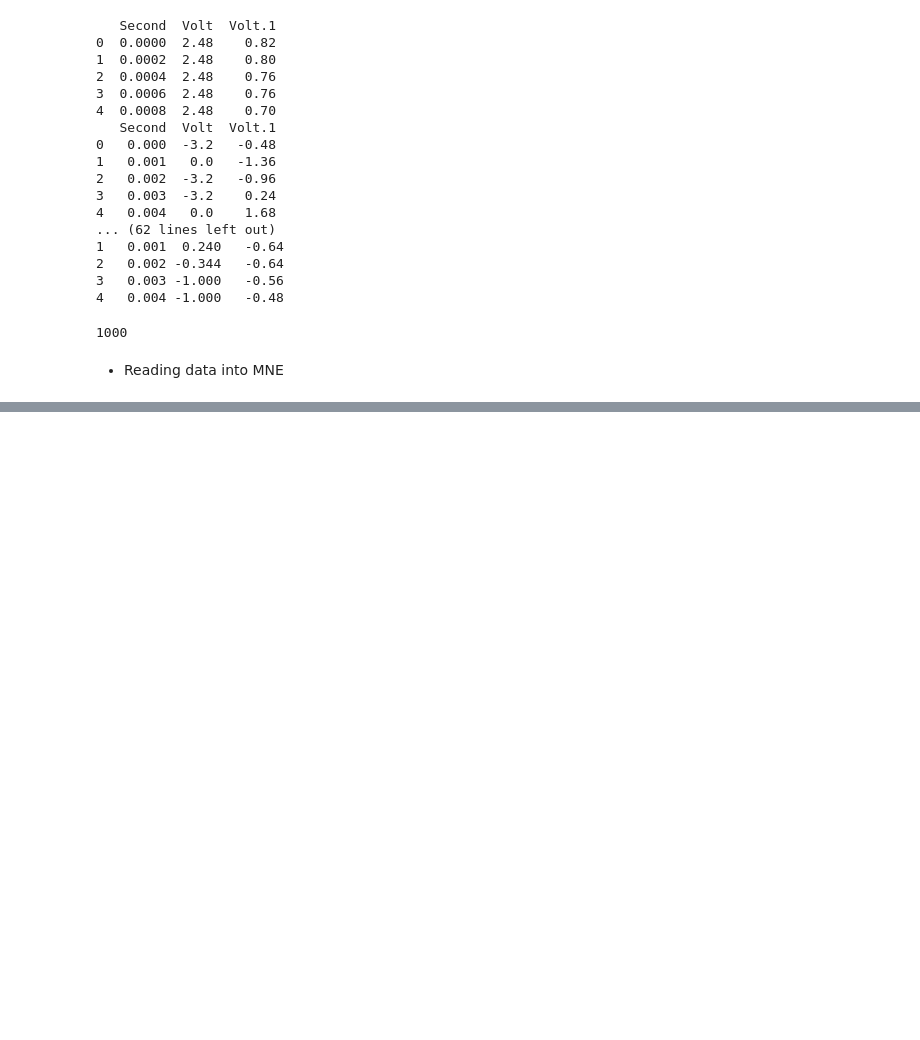
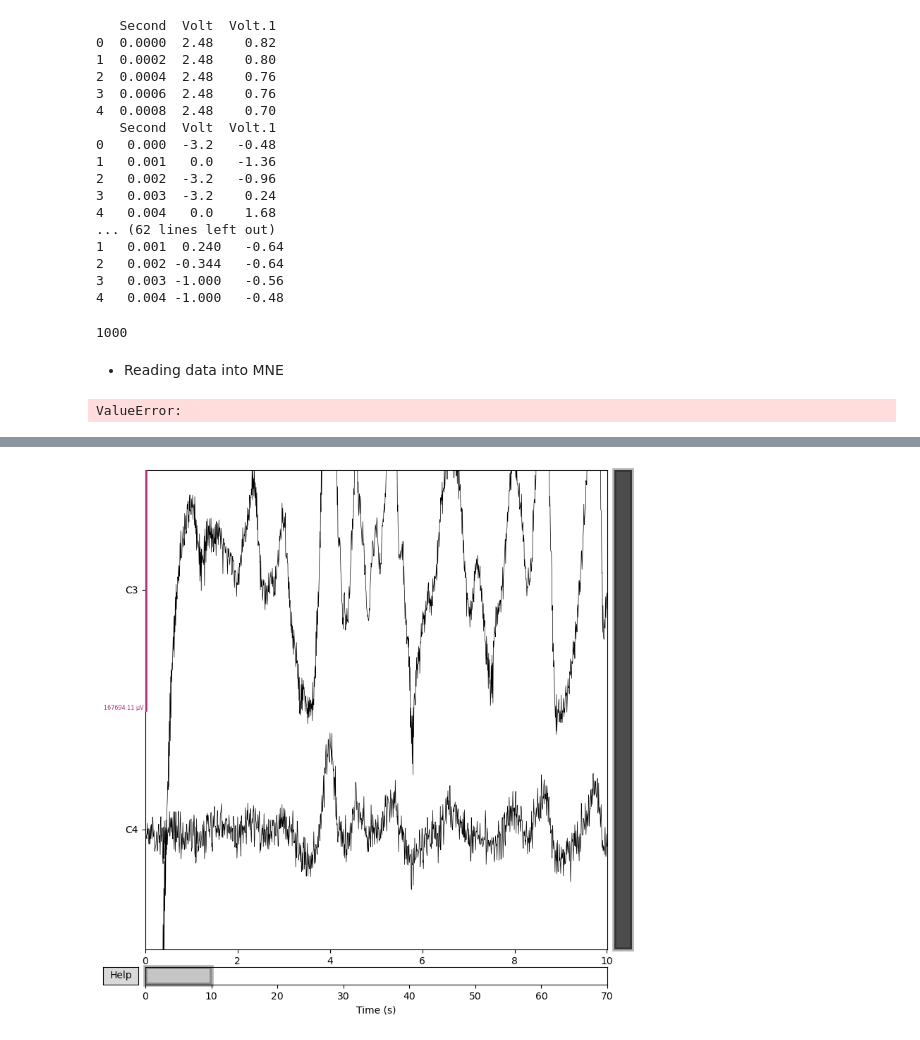
Before and after one commit to ryoiwata/NIT_Lab, a Jupyter notebook: results/2025_01_23_artifact_eda/eeg_eda.ipynb, the cells around one changed output, grey strips where cells are left out. Cells and saved outputs as stored; diff of their text form; code cells hidden in the pictures; blank space fills up the shorter version.

Commit message:
nb: plot eeg data

```diff
--- a/results/2025_01_23_artifact_eda/eeg_eda.ipynb
+++ b/results/2025_01_23_artifact_eda/eeg_eda.ipynb
@@ -54,3 +56,10 @@ sampling_rate
 1000
 # %% [markdown]
 - Reading data into MNE
+# %%
+raise ValueError()
+# %% [output]
+ValueError:
+# %%
+raw.plot(scalings='auto')
+# %% [output]
@@ -57,3 +68,4 @@ sampling_rate
+[figure, added]
 # %%
 index_to_mne = {}
 for index, df in all_eeg_df:
```
Also changed, not shown: parts of 3 cells of this notebook.
